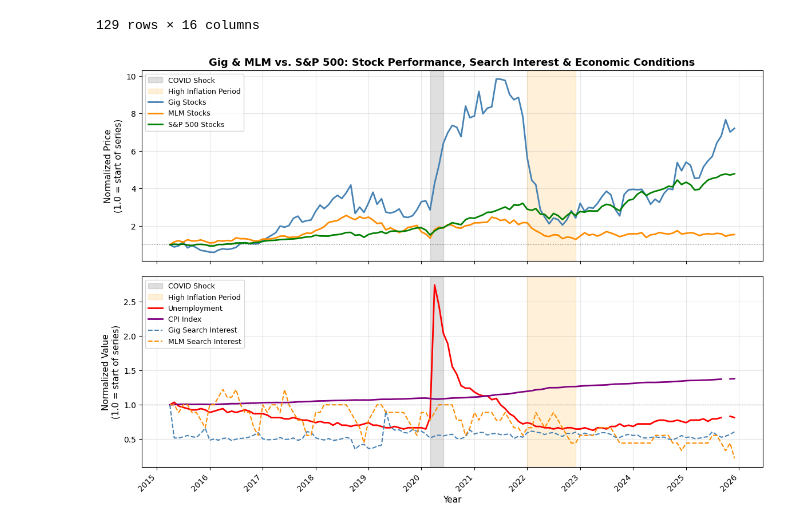
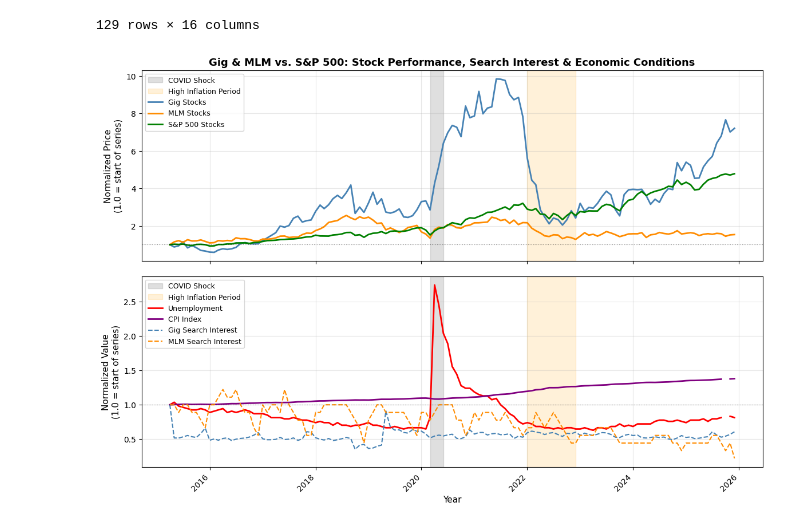
Before and after one commit to milleau98/2026-gig-data-analysis, a Jupyter notebook: notebooks/data-analyses/timeseries_plot.ipynb, the cells around one changed output. Drawn from its saved outputs; the diff is of its cells as text; code cells hidden in the pictures.

```diff
--- a/notebooks/data-analyses/timeseries_plot.ipynb
+++ b/notebooks/data-analyses/timeseries_plot.ipynb
@@ -26,25 +6,22 @@ Resolving deltas: 100% (371/371), done.
+# %%
+parent_dir = Path.cwd().parent.parent
 # %% [markdown]
 ## Merging Datasets
 # %%
 import pandas as pd
 
 # pull in stock price for both gig and S&P 500 yfinance data
-
-gig_stock_df_monthly = pd.read_csv('2026-gig-data-analysis/data/yfinance/gig_yfinance_monthly.csv', parse_dates=['Date'])
-
-sp500_stock_df_monthly = pd.read_csv('2026-gig-data-analysis/data/yfinance/sp500_yfinance_monthly.csv', parse_dates=['Date'])
+gig_stock_df_monthly = pd.read_csv(os.path.join(parent_dir,'data','yfinance','gig_yfinance_monthly.csv'), parse_dates=['Date'])
+sp500_stock_df_monthly = pd.read_csv(os.path.join(parent_dir,'data','yfinance','sp500_yfinance_monthly.csv'), parse_dates=['Date'])
 
 # combine gig and sp500 stock data
-
 stock_df_monthly = pd.concat([gig_stock_df_monthly, sp500_stock_df_monthly])
 
 # pull in Google trend data
-
-google_df_monthly = pd.read_csv('2026-gig-data-analysis/data/google_trends/google_trends_monthly.csv', parse_dates=['date'])
+google_df_monthly = pd.read_csv(os.path.join(parent_dir,'data','google_trends','google_trends_monthly.csv'), parse_dates=['date'])
 
 # pull in FRED data
-
-fred_df_monthly = pd.read_csv('2026-gig-data-analysis/data/fred/fred_monthly_data.csv', parse_dates=['date'])
+fred_df_monthly = pd.read_csv(os.path.join(parent_dir,'data','fred','fred_monthly_data.csv'), parse_dates=['date'])
 # %%
 # make Google trend dataset long to match format of other datasets in order to merge
 
@@ -271,6 +248,8 @@ ts
 | 128 | 2025 | 12 | 7.200247 | 32.280597 | 5.873334 | 0.666667 | ... |
 129 rows × 16 columns
 # %%
+import matplotlib.pyplot as plt
+
 # Make sure you have a datetime column
 ts['date'] = pd.to_datetime(ts[['year', 'month']].assign(day=1))
 
@@ -307,34 +286,31 @@ ax1.axhline(1.0, color='black', linestyle=':', linewidth=0.8, alpha=0.5)  # base
 
 ax1.set_ylabel('Normalized Price\n(1.0 = start of series)', fontsize=11)
 ax1.set_title('Gig & MLM vs. S&P 500: Stock Performance, Search Interest & Economic Conditions',
               fontsize=13, fontweight='bold')
 ax1.legend(loc='upper left', fontsize=9)
 ax1.grid(True, alpha=0.3)
 
 # bottom panel: Macro indicators + search interest
 
 ax2.plot(ts['date'], ts['Unemployment_norm'], label='Unemployment',      color='red',    linewidth=2)
 ax2.plot(ts['date'], ts['CPI_norm'],          label='CPI Index',         color='purple', linewidth=2)
 ax2.plot(ts['date'], ts['Gig_Search_norm'],   label='Gig Search Interest',  color='steelblue', linewidth=1.5, linestyle='--')
 ax2.plot(ts['date'], ts['MLM_Search_norm'],   label='MLM Search Interest',  color='darkorange', linewidth=1.5, linestyle='--')
 
 ax2.axhline(1.0, color='black', linestyle=':', linewidth=0.8, alpha=0.5)  # baseline reference
 
 ax2.set_ylabel('Normalized Value\n(1.0 = start of series)', fontsize=11)
 ax2.set_xlabel('Year', fontsize=11)
 ax2.legend(loc='upper left', fontsize=9)
 ax2.grid(True, alpha=0.3)
 
 #x-axis formatting (only needed on bottom panel since sharex=True)
-
-ax2.xaxis.set_major_locator(mdates.YearLocator())
-ax2.xaxis.set_major_formatter(mdates.DateFormatter('%Y'))
 plt.xticks(rotation=45, ha='right')
 
 # add shaded region labels only once (in bottom panel legend)
 # the handles are already added via the loop above
 
 plt.subplots_adjust(hspace=0.08)
 plt.show()
 # %% [output]
-[figure, old version]
+[figure, new version]
```
Also changed, not shown: parts of 3 cells of this notebook, 8 other files.
